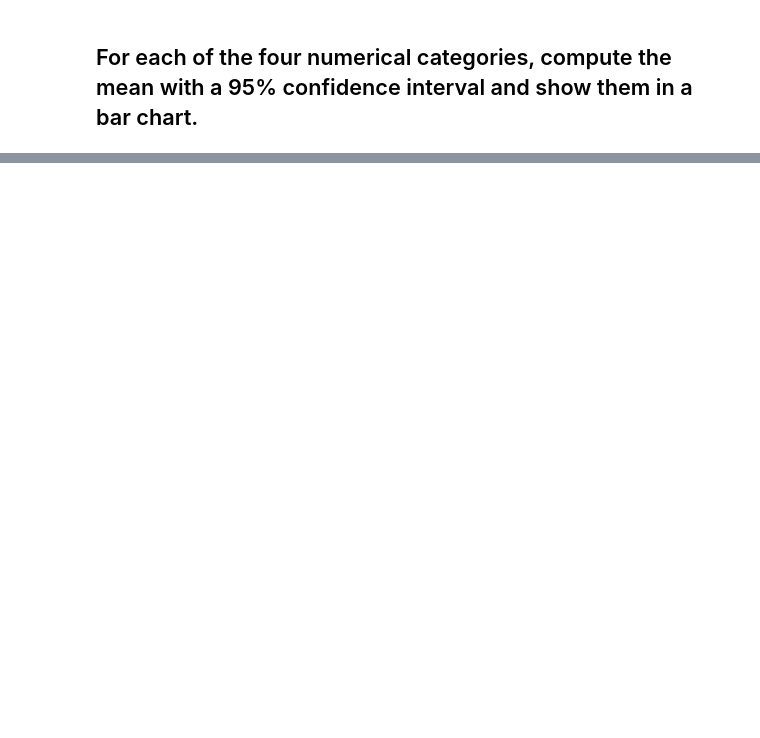
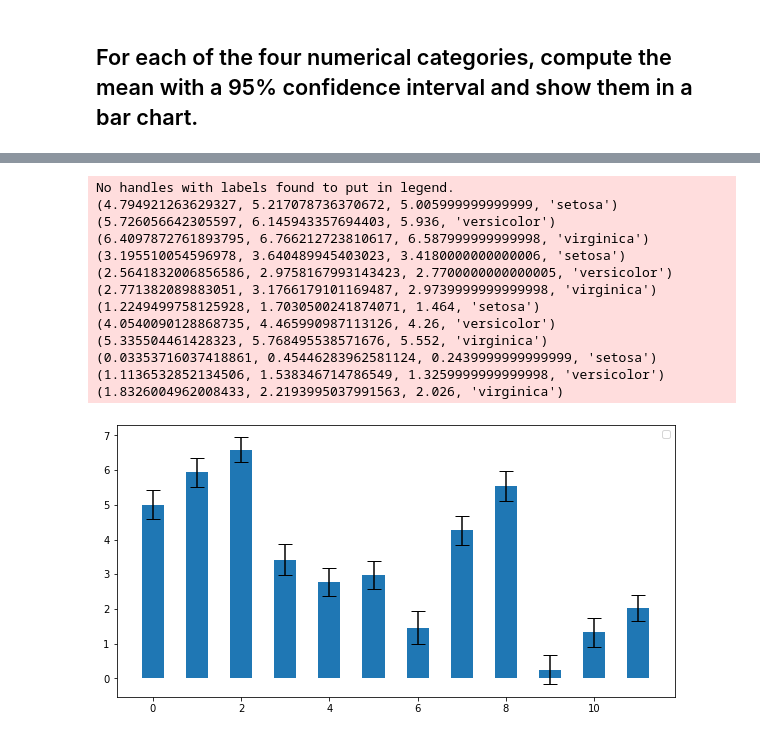
Before and after one commit to jventura1738/COSC311, a Jupyter notebook: LABS/LAB5/LAB5.ipynb, the cells around one changed output, grey strips where cells are left out. Drawn from its saved outputs; the diff is of its cells as text; code cells hidden in the pictures; blank space fills up the shorter version.

```diff
--- a/LABS/LAB5/LAB5.ipynb
+++ b/LABS/LAB5/LAB5.ipynb
@@ -87,0 +91,73 @@ No handles with labels found to put in legend.
+# %%
+sepal_lens = iris[['sep_length', 'class']].to_numpy()
+sepal_wids = iris[['sep_width', 'class']].to_numpy()
+petal_lens = iris[['pet_length', 'class']].to_numpy()
+petal_wids = iris[['pet_width', 'class']].to_numpy()
+all_arrays = [sepal_lens, sepal_wids, petal_lens, petal_wids]
+
+# sepal_len_triplet = np.empty()
+# sepal_wid_triplet = np.empty()
+# petal_len_triplet = np.empty()
+# petal_wid_triplet = np.empty()
+
+for array in all_arrays:
+    for elem in array:
+        if elem[1] == 'Iris-setosa':
+            elem[1] = int(0)
+        elif elem[1] == 'Iris-versicolor':
+            elem[1] = int(1)
+        else:
+            elem[1] = int(2)
+
+new_arrays = []
+mean_data = []
+for array in all_arrays:
+    new_arrays.append(np.split(array, np.where(np.diff(sepal_lens[:,1]))[0]+1))
+
+for group in new_arrays:
+    f_names = ['setosa', 'versicolor', 'virginica']
+    for f_class, f_name in zip(group, f_names):
+        sample_size = 50
+        resample_count = 50
+        x_bar = f_class[:,0].mean()
+        samples = []
+        sample_means = []
+
+        for i in range(resample_count):
+            for i in range(sample_size):
+                idx = np.random.randint(0, 150)
+                samples.append(array[idx])
+            sample_means.append(np.mean(samples))
+            samples.clear()
+
+        SE = np.std(sample_means)
+        lo = (x_bar - 1.96 * SE)
+        hi = (x_bar + 1.96 * SE)
+
+        mean_data.append((lo, hi, x_bar, f_name))
+
+# For information.
+for data in mean_data:
+    print(data)
+
+# Plotting
+plt.rcParams['figure.figsize'] = [10, 5]
+plt.bar([0,1,2,3,4,5,6,7,8,9,10,11], [data[2] for data in mean_data], yerr=[data[1] - data[0] for data in mean_data], capsize=7, width=0.5)
+plt.legend()
+plt.show()
+pass
+# %% [output]
+No handles with labels found to put in legend.
+(4.794921263629327, 5.217078736370672, 5.005999999999999, 'setosa')
+(5.726056642305597, 6.145943357694403, 5.936, 'versicolor')
+(6.4097872761893795, 6.766212723810617, 6.587999999999998, 'virginica')
+(3.195510054596978, 3.640489945403023, 3.4180000000000006, 'setosa')
+(2.5641832006856586, 2.9758167993143423, 2.7700000000000005, 'versicolor')
+(2.771382089883051, 3.1766179101169487, 2.9739999999999998, 'virginica')
+(1.2249499758125928, 1.7030500241874071, 1.464, 'setosa')
+(4.0540090128868735, 4.465990987113126, 4.26, 'versicolor')
+(5.335504461428323, 5.768495538571676, 5.552, 'virginica')
+(0.03353716037418861, 0.45446283962581124, 0.2439999999999999, 'setosa')
+(1.1136532852134506, 1.538346714786549, 1.3259999999999998, 'versicolor')
+(1.8326004962008433, 2.2193995037991563, 2.026, 'virginica')
+[figure, added]
```
Also changed, not shown: parts of 3 cells of this notebook.
